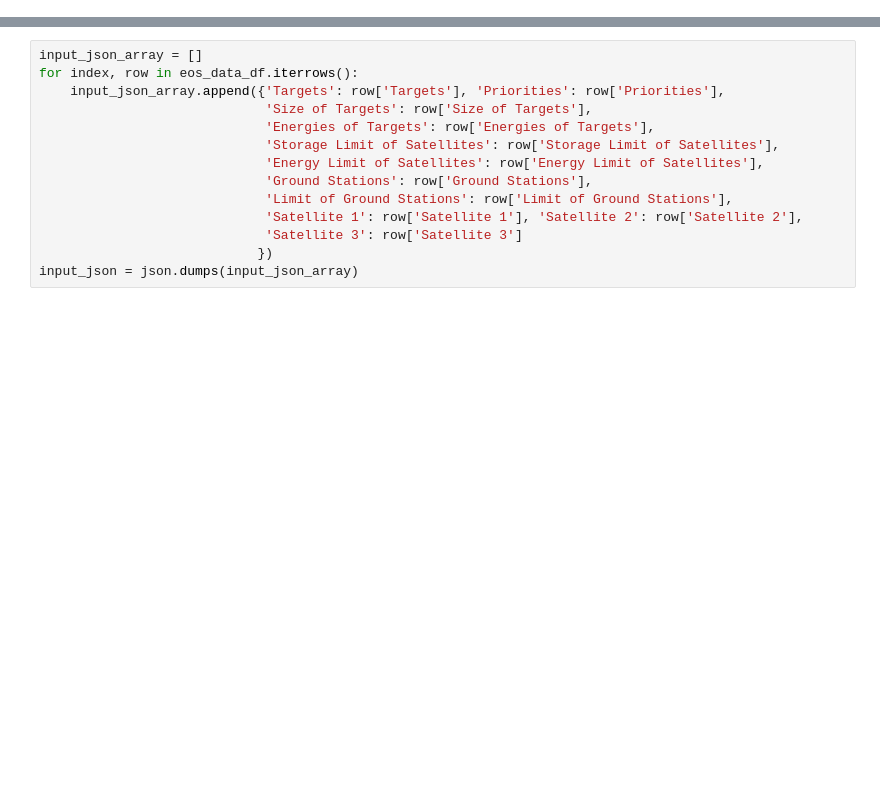
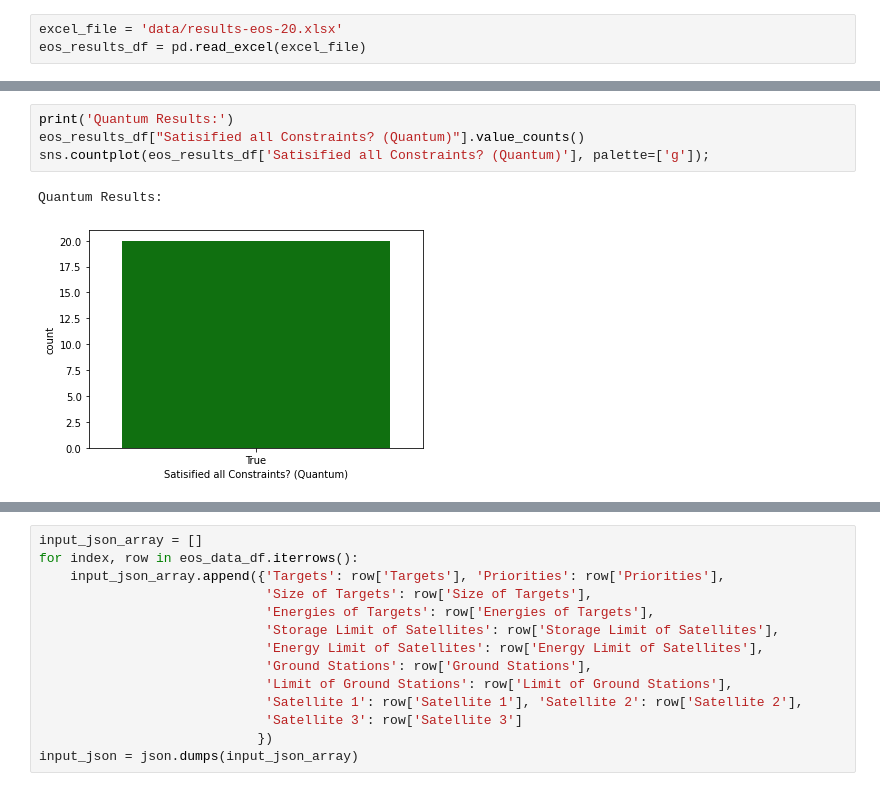
Before and after one commit to ab-jiteshlalwani/EOS, a Jupyter notebook: EOS Scheduling Optimization Demo.ipynb, the cells around one changed output, grey strips where cells are left out. Drawn from its saved outputs; the diff is of its cells as text; blank space fills up the shorter version.

```diff
--- a/EOS Scheduling Optimization Demo.ipynb
+++ b/EOS Scheduling Optimization Demo.ipynb
@@ -221,0 +61,3 @@ eos_data_df.head()
+# %%
+excel_file = 'data/results-eos-20.xlsx'
+eos_results_df = pd.read_excel(excel_file)
@@ -221,0 +96,7 @@ eos_data_df.head()
+# %%
+print('Quantum Results:')
+eos_results_df["Satisified all Constraints? (Quantum)"].value_counts()
+sns.countplot(eos_results_df['Satisified all Constraints? (Quantum)'], palette=['g']);
+# %% [output]
+Quantum Results:
+[figure, added]
```
Also changed, not shown: parts of 16 cells of this notebook, 24 other files.
